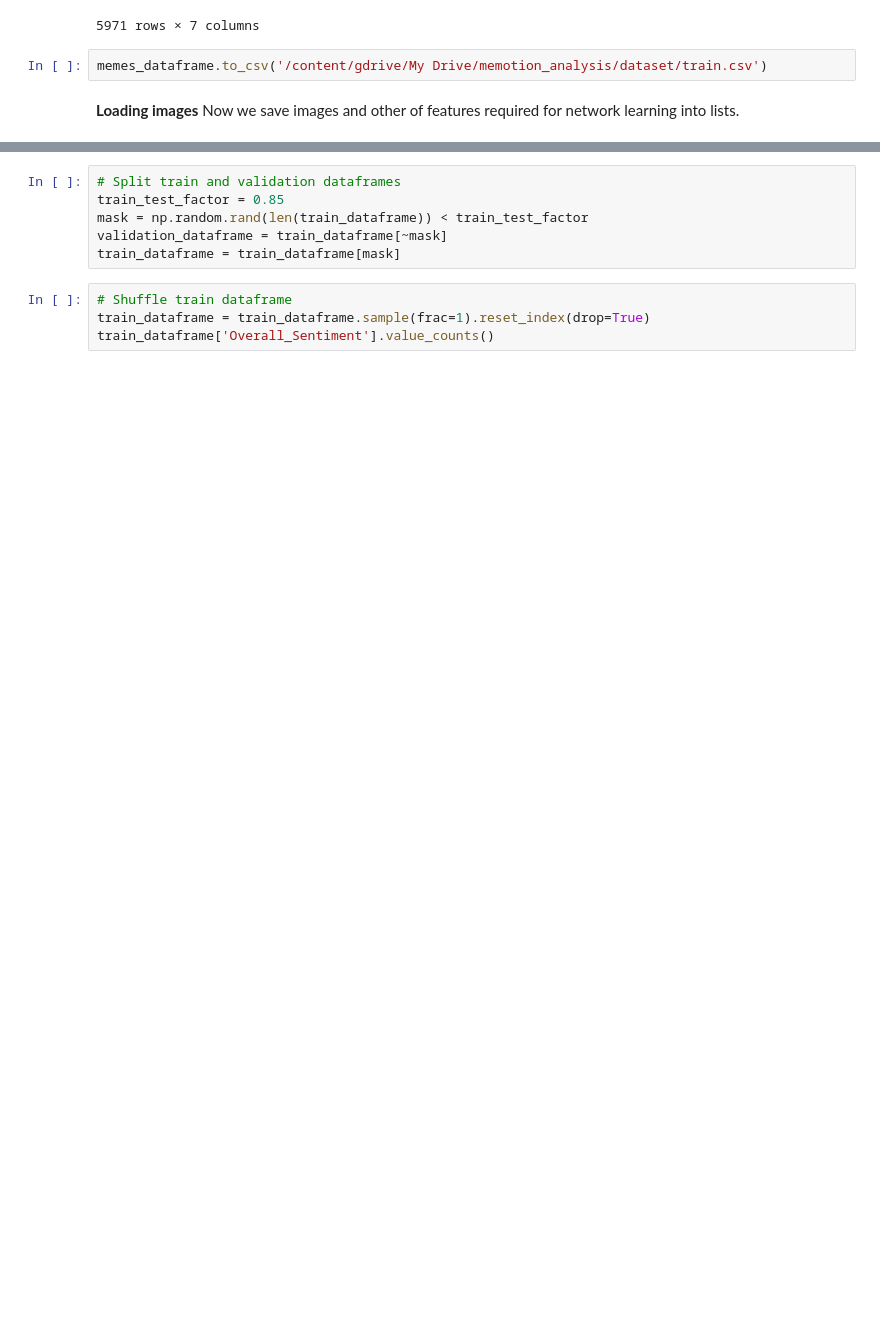
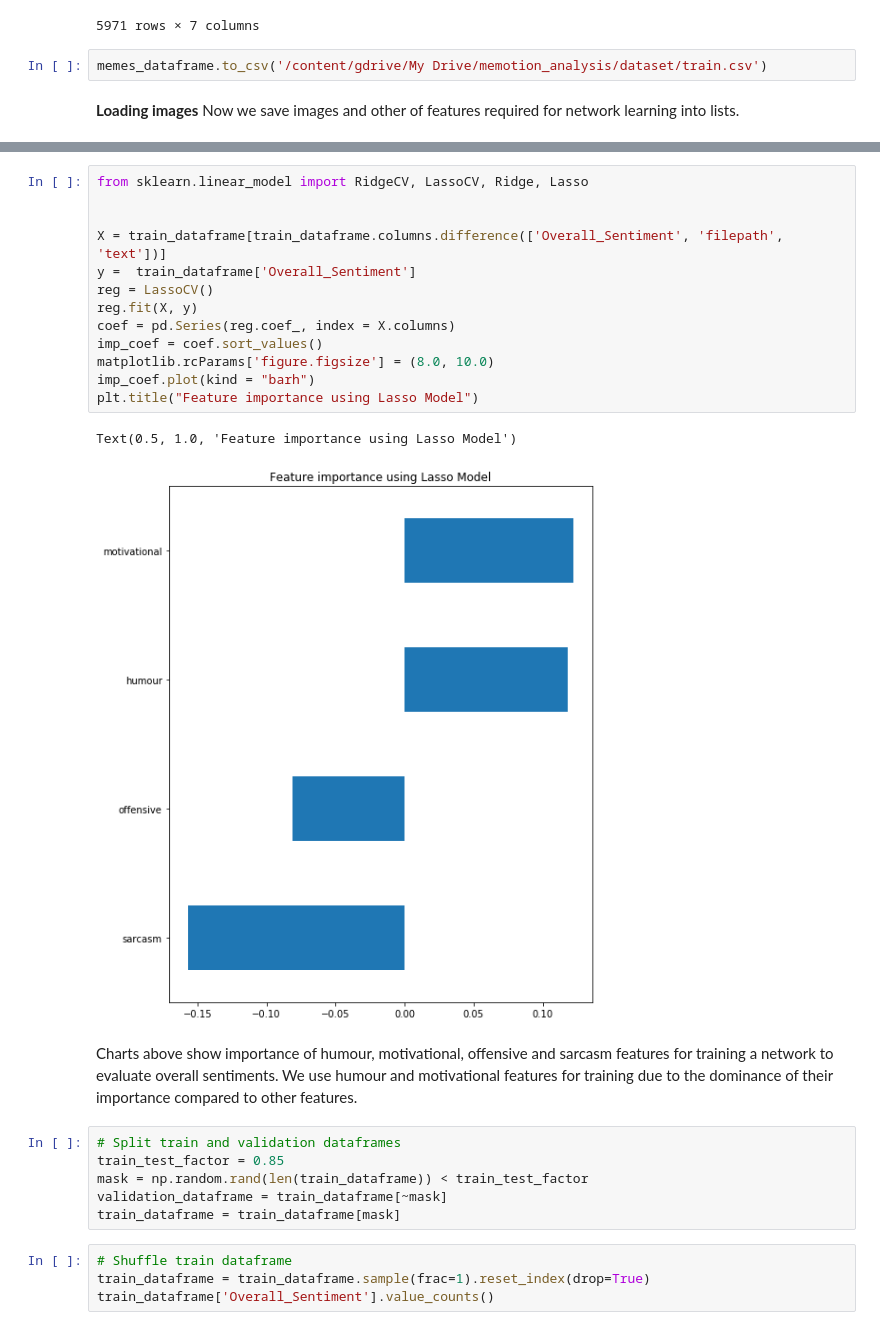
Before and after one commit to Arianshh/memotion-analysis, a Jupyter notebook: memotion_analysis.ipynb, the cells around one changed output, grey strips where cells are left out. Saved outputs shown, nothing was run; the diff lists cells and outputs as text; blank space fills up the shorter version.

```diff
--- a/memotion_analysis.ipynb
+++ b/memotion_analysis.ipynb
@@ -214,3 +226,21 @@ train_dataframe = train_dataframe.dropna(subset=['text'])
+# %%
+from sklearn.linear_model import RidgeCV, LassoCV, Ridge, Lasso
+
+
+X = train_dataframe[train_dataframe.columns.difference(['Overall_Sentiment', 'filepath', 'text'])]
+y =  train_dataframe['Overall_Sentiment']
+reg = LassoCV()
+reg.fit(X, y)
+coef = pd.Series(reg.coef_, index = X.columns)
+imp_coef = coef.sort_values()
+matplotlib.rcParams['figure.figsize'] = (8.0, 10.0)
+imp_coef.plot(kind = "barh")
+plt.title("Feature importance using Lasso Model")
+# %% [output]
+Text(0.5, 1.0, 'Feature importance using Lasso Model')
+[figure, added]
+# %% [markdown]
+Charts above show importance of humour, motivational, offensive and sarcasm features for training a network to evaluate overall sentiments. We use humour and motivational features for training due to the dominance of their importance compared to other features.
 # %%
 # Split train and validation dataframes
 train_test_factor = 0.85
```
Also changed, not shown: parts of 23 cells of this notebook.
